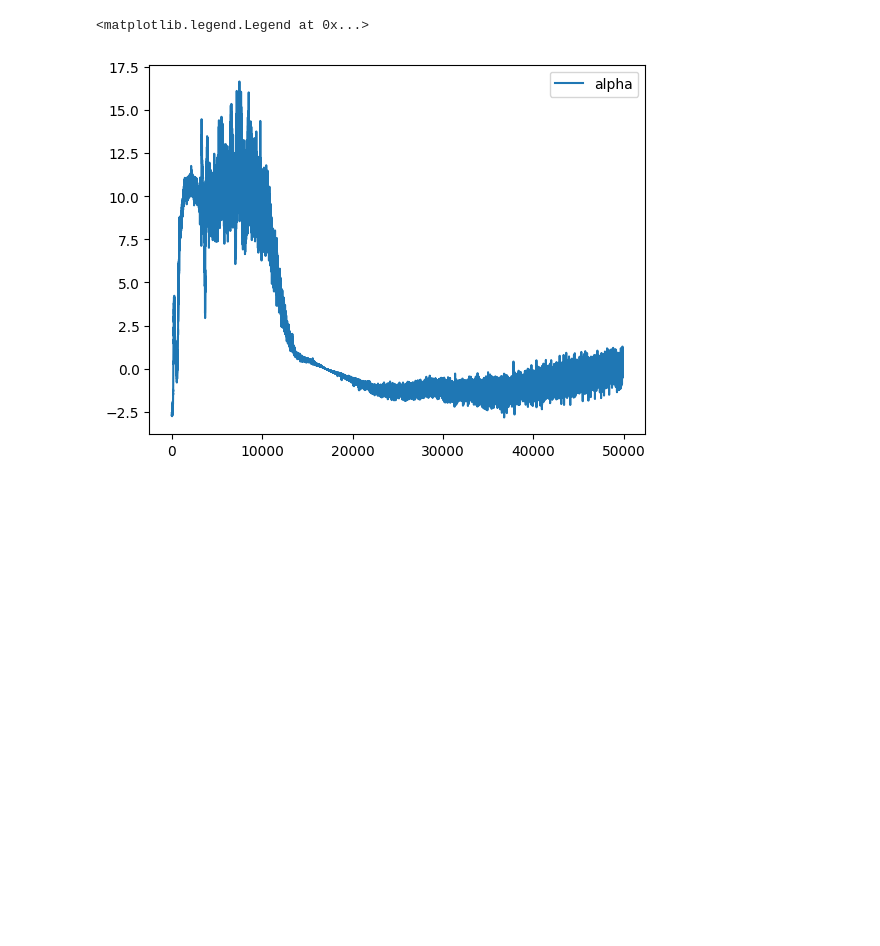
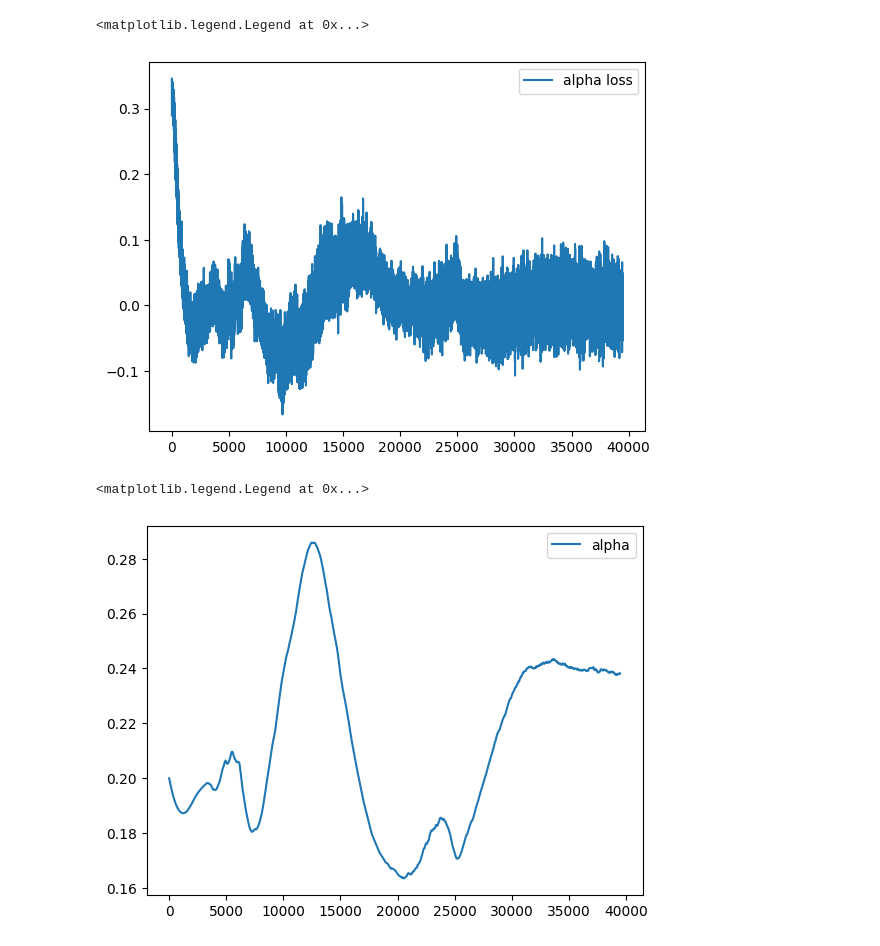
Before and after one commit to Unevilicorn/Off-Policy-Examples, a Jupyter notebook: sac.ipynb, the cells around one changed output. Cells and saved outputs as stored; diff of their text form; code cells hidden in the pictures; blank space fills up the shorter version.

```diff
--- a/sac.ipynb
+++ b/sac.ipynb
@@ -239,6 +257,12 @@ plt.legend(['policy'])
 # %%
-plt.plot([l[3] for l in losses])
-plt.legend(['alpha'])
+plt.plot([l[3] for l in trimmed_losses])
+plt.legend(['alpha loss'])
 # %% [output]
 <matplotlib.legend.Legend at 0x...>
-[figure, old version]
+[figure, new version]
+# %%
+plt.plot([l[4] for l in trimmed_losses])
+plt.legend(['alpha'])
+# %% [output]
+<matplotlib.legend.Legend at 0x...>
+[figure, added]
```
Also changed, not shown: parts of 9 cells of this notebook.
